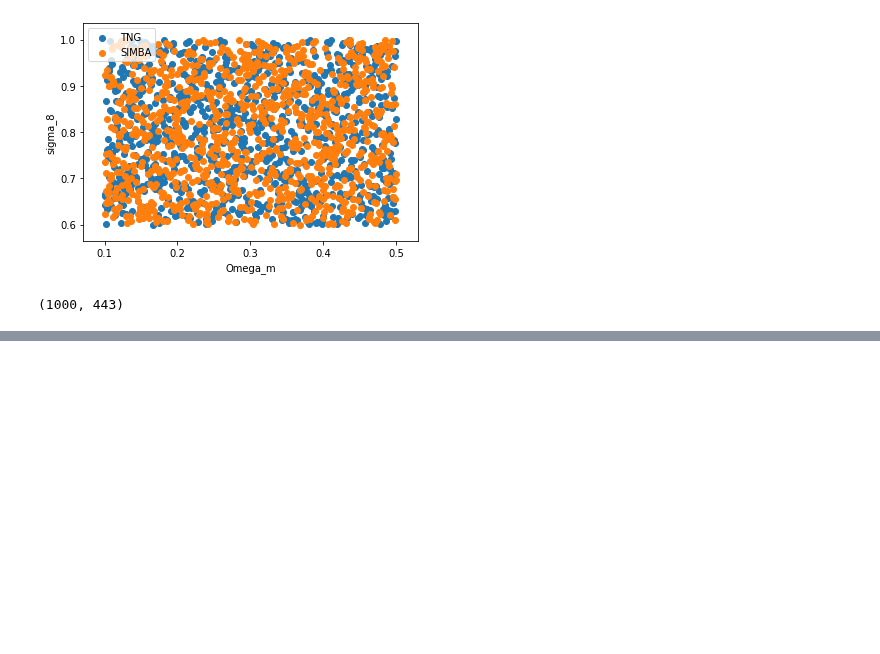
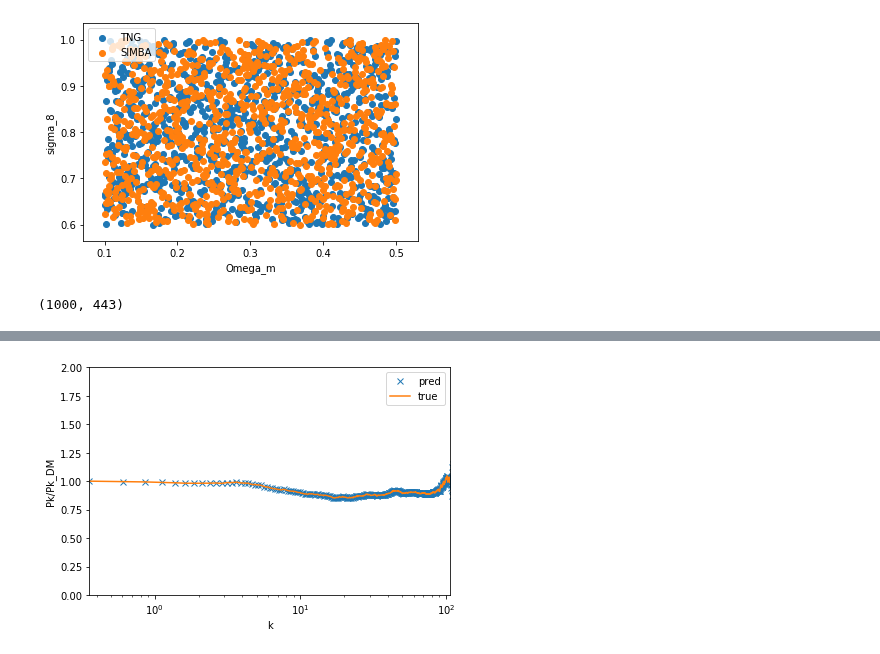
Before and after one commit to liuxx479/cosmo_dep_feedback, a Jupyter notebook: Pk_CAMELS.ipynb, the cells around one changed output, grey strips where cells are left out. Drawn from its saved outputs; the diff is of its cells as text; code cells hidden in the pictures; blank space fills up the shorter version.

```diff
--- a/Pk_CAMELS.ipynb
+++ b/Pk_CAMELS.ipynb
@@ -113,0 +118,20 @@ gaussian_process.fit(lhc_TNG, Pk_0/Pk_DM_0)
+# %%
+i = 0
+
+test_pred = (gaussian_process.predict( lhc_TNG[i].reshape(-1,1).T)).flatten()
+test_true = (Pk_0/Pk_DM_0)[i]
+
+f, ax=subplots(1,1, figsize=(6,4))
+ax.plot(k, test_pred, 'x', label='pred')
+ax.plot(k, test_true, '-', label='true')
+
+ax.set_ylim(0, 2)
+ax.set_xlim(k[0], k[-20])
+ax.set_xscale('log')
+ax.set_xlabel('k')
+ax.set_ylabel('Pk/Pk_DM')
+ax.legend()
+plt.tight_layout()
+show()
+# %% [output]
+[figure, added]
```
Also changed, not shown: parts of 1 cell of this notebook.
